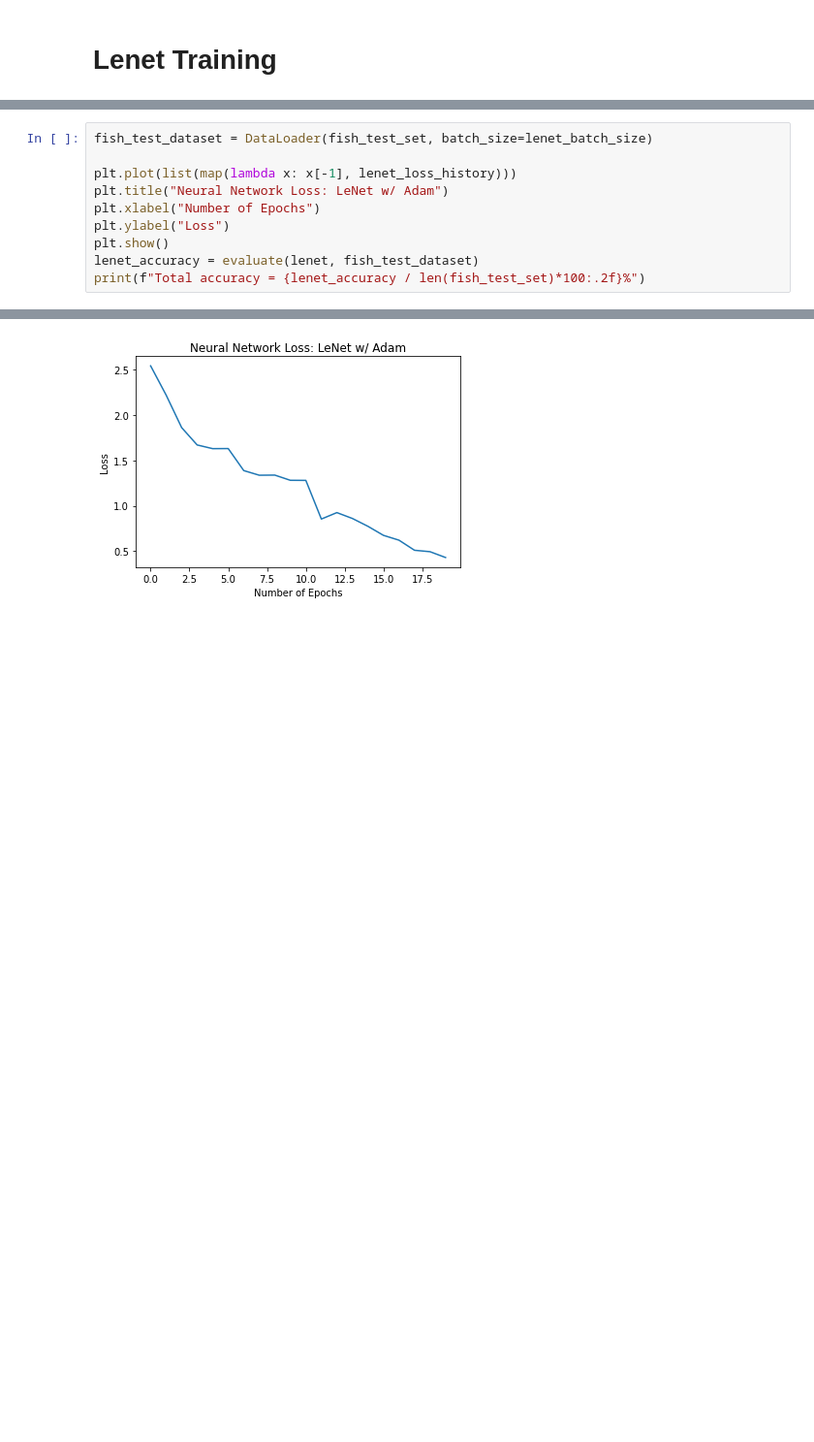
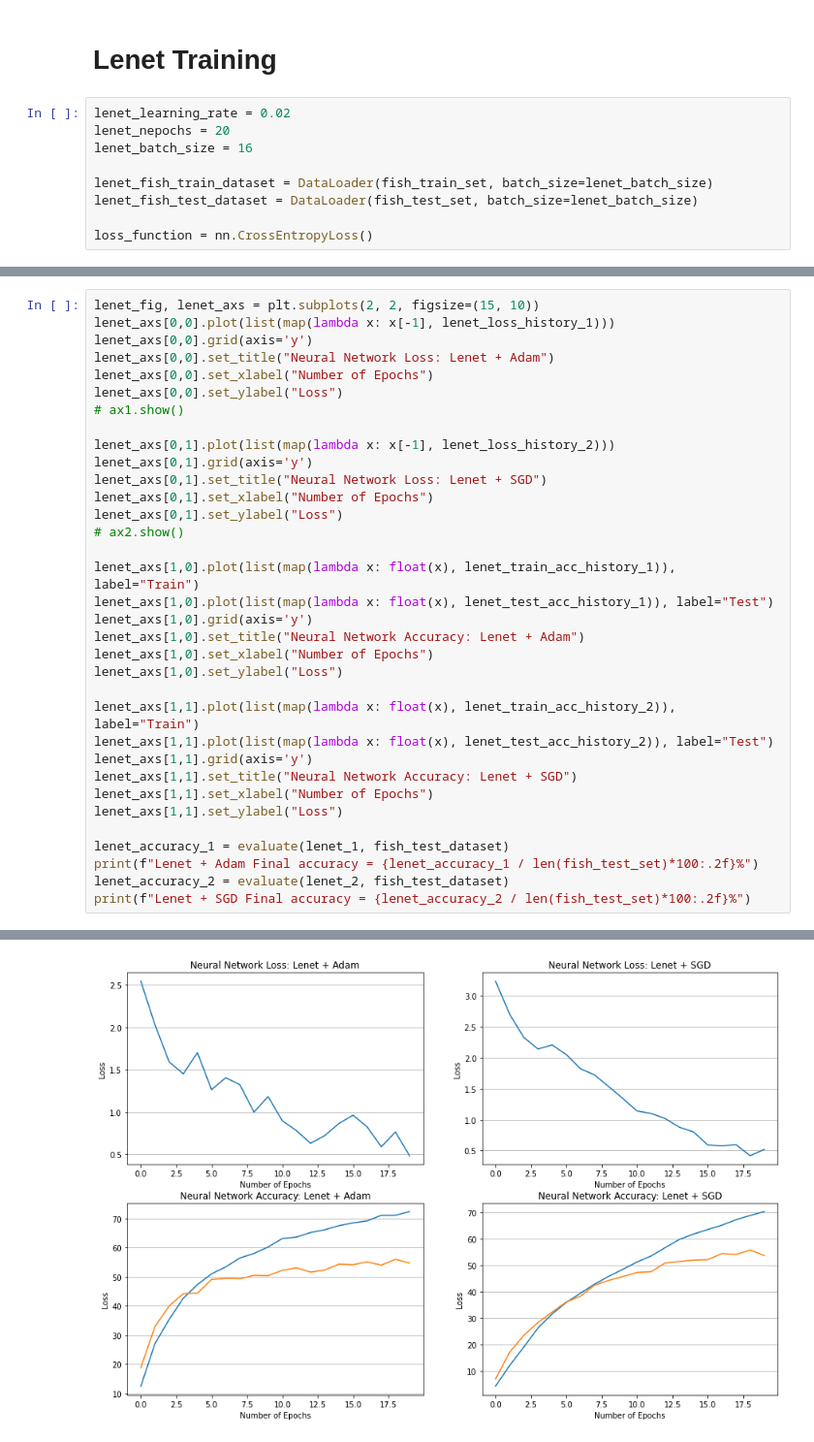
Before and after one commit to HansMPrieto/CIS472-CourseProject, a Jupyter notebook: ibrahim_dataset.ipynb, the cells around one changed output, grey strips where cells are left out. Shown: that part at 97% size. Drawn from its saved outputs; the diff is of its cells as text; blank space fills up the shorter version.

```diff
--- a/ibrahim_dataset.ipynb
+++ b/ibrahim_dataset.ipynb
@@ -200,3 +356,12 @@ Total accuracy = 74.95%
 # %% [markdown]
 # Lenet Training
+# %%
+lenet_learning_rate = 0.02
+lenet_nepochs = 20
+lenet_batch_size = 16
+
+lenet_fish_train_dataset = DataLoader(fish_train_set, batch_size=lenet_batch_size)
+lenet_fish_test_dataset = DataLoader(fish_test_set, batch_size=lenet_batch_size)
+
+loss_function = nn.CrossEntropyLoss()
 # %%
@@ -240,11 +487,35 @@ Epoch 11: loss: 0.8541301488876343
 # %%
-fish_test_dataset = DataLoader(fish_test_set, batch_size=lenet_batch_size)
+lenet_fig, lenet_axs = plt.subplots(2, 2, figsize=(15, 10))
+lenet_axs[0,0].plot(list(map(lambda x: x[-1], lenet_loss_history_1)))
+lenet_axs[0,0].grid(axis='y')
+lenet_axs[0,0].set_title("Neural Network Loss: Lenet + Adam")
+lenet_axs[0,0].set_xlabel("Number of Epochs")
+lenet_axs[0,0].set_ylabel("Loss")
+# ax1.show()
 
-plt.plot(list(map(lambda x: x[-1], lenet_loss_history)))
-plt.title("Neural Network Loss: LeNet w/ Adam")
-plt.xlabel("Number of Epochs")
-plt.ylabel("Loss")
-plt.show()
-lenet_accuracy = evaluate(lenet, fish_test_dataset)
-print(f"Total accuracy = {lenet_accuracy / len(fish_test_set)*100:.2f}%")
+lenet_axs[0,1].plot(list(map(lambda x: x[-1], lenet_loss_history_2)))
+lenet_axs[0,1].grid(axis='y')
+lenet_axs[0,1].set_title("Neural Network Loss: Lenet + SGD")
+lenet_axs[0,1].set_xlabel("Number of Epochs")
+lenet_axs[0,1].set_ylabel("Loss")
+# ax2.show()
+
+lenet_axs[1,0].plot(list(map(lambda x: float(x), lenet_train_acc_history_1)), label="Train")
+lenet_axs[1,0].plot(list(map(lambda x: float(x), lenet_test_acc_history_1)), label="Test")
+lenet_axs[1,0].grid(axis='y')
+lenet_axs[1,0].set_title("Neural Network Accuracy: Lenet + Adam")
+lenet_axs[1,0].set_xlabel("Number of Epochs")
+lenet_axs[1,0].set_ylabel("Loss")
+
+lenet_axs[1,1].plot(list(map(lambda x: float(x), lenet_train_acc_history_2)), label="Train")
+lenet_axs[1,1].plot(list(map(lambda x: float(x), lenet_test_acc_history_2)), label="Test")
+lenet_axs[1,1].grid(axis='y')
+lenet_axs[1,1].set_title("Neural Network Accuracy: Lenet + SGD")
+lenet_axs[1,1].set_xlabel("Number of Epochs")
+lenet_axs[1,1].set_ylabel("Loss")
+
+lenet_accuracy_1 = evaluate(lenet_1, fish_test_dataset)
+print(f"Lenet + Adam Final accuracy = {lenet_accuracy_1 / len(fish_test_set)*100:.2f}%")
+lenet_accuracy_2 = evaluate(lenet_2, fish_test_dataset)
+print(f"Lenet + SGD Final accuracy = {lenet_accuracy_2 / len(fish_test_set)*100:.2f}%")
 # %% [output]
@@ -251 +524 @@ print(f"Total accuracy = {lenet_accuracy / len(fish_test_set)*100:.2f}%")
-[figure, old version]
+[figure, new version]
```
Also changed, not shown: parts of 11 cells of this notebook, 1 other file.
